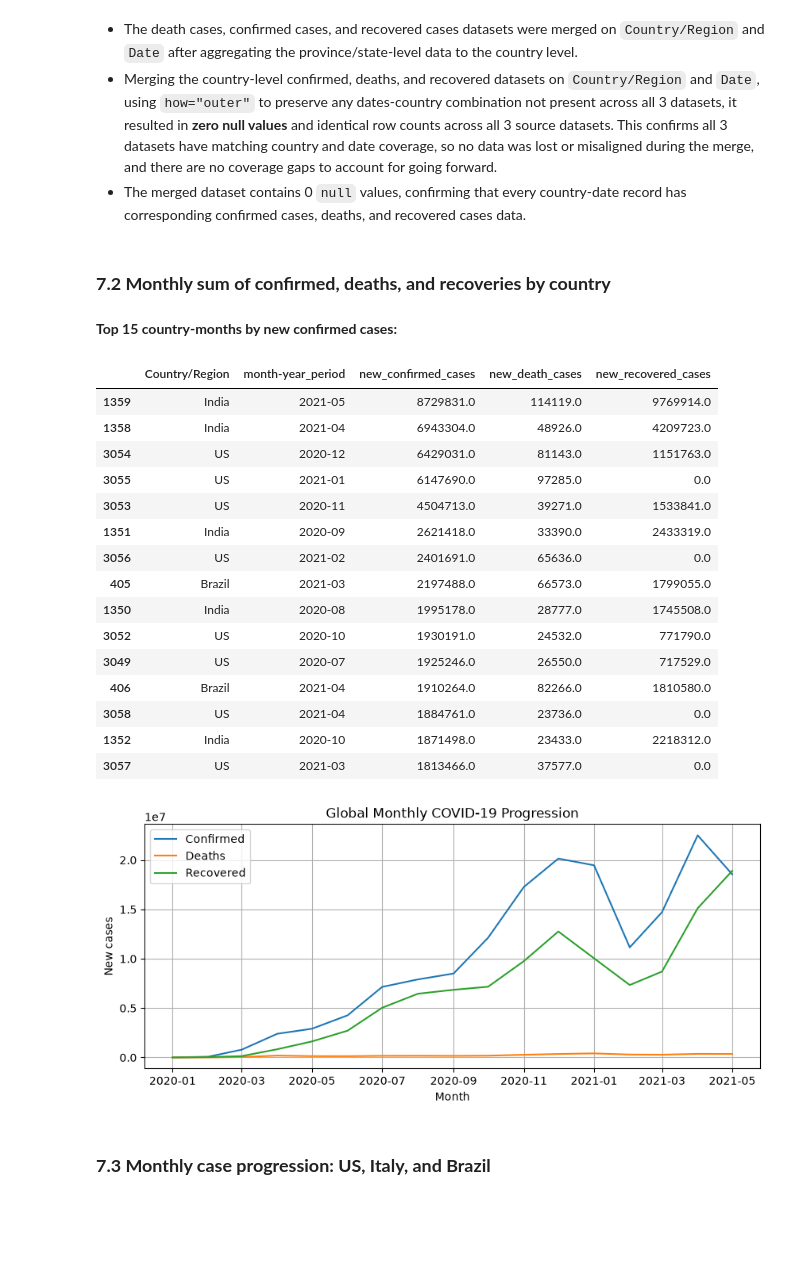
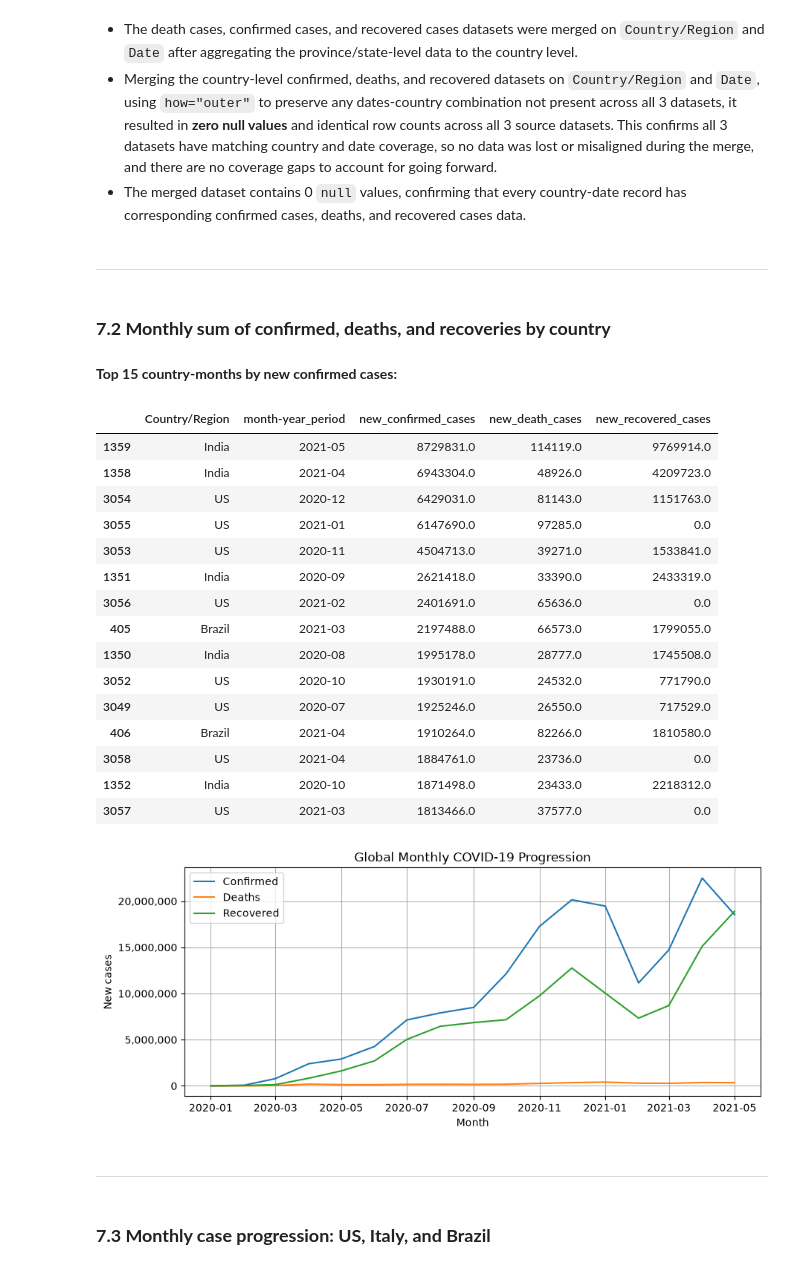
Before and after one commit to chetanchandel31/da-covid19, a Jupyter notebook: notebooks/01_covid_19_analysis.ipynb, the cells around one changed output. Cells and saved outputs as stored; diff of their text form; code cells hidden in the pictures; blank space fills up the shorter version.

```diff
--- a/notebooks/01_covid_19_analysis.ipynb
+++ b/notebooks/01_covid_19_analysis.ipynb
@@ -1153,6 +1200,8 @@ display(Markdown(f"**Null values in merged dataset:** {df_merged.isna().sum().su
 - The death cases, confirmed cases, and recovered cases datasets were merged on `Country/Region` and `Date` after aggregating the province/state-level data to the country level.
 - Merging the country-level confirmed, deaths, and recovered datasets on `Country/Region` and `Date`, using `how="outer"` to preserve any dates-country combination not present across all 3 datasets, it resulted in **zero null values** and identical row counts across all 3 source datasets. This confirms all 3 datasets have matching country and date coverage, so no data was lost or misaligned during the merge, and there are no coverage gaps to account for going forward.
 - The merged dataset contains 0 `null` values, confirming that every country-date record has corresponding confirmed cases, deaths, and recovered cases data.
+# %% [markdown]
+---
 # %% [markdown]
 ### **7.2 Monthly sum of confirmed, deaths, and recoveries by country**
 # %%
@@ -1195,34 +1244,41 @@ plt.figure(figsize=(10, 4))
 sns.lineplot(
     data=df_global_monthly, x="month-year_period", y="new_confirmed_cases", label="Confirmed"
 )
 sns.lineplot(data=df_global_monthly, x="month-year_period", y="new_death_cases", label="Deaths")
 sns.lineplot(
     data=df_global_monthly, x="month-year_period", y="new_recovered_cases", label="Recovered"
 )
 plt.xlabel("Month")
 plt.ylabel("New cases")
 plt.title("Global Monthly COVID-19 Progression")
+
+# show normal numbers on y axis not scientific notation
+ax = plt.gca()
+ax.yaxis.set_major_formatter(ticker.FuncFormatter(lambda x, _: f"{int(x):,}"))
+
 plt.grid()
 plt.show()
 # %% [output]
 **Top 15 country-months by new confirmed cases:**
 |  | Country/Region | month-year_period | new_confirmed_cases | new_death_cases | new_recovered_cases |
 | 1359 | India | 2021-05 | 8729831.0 | 114119.0 | 9769914.0 |
 | 1358 | India | 2021-04 | 6943304.0 | 48926.0 | 4209723.0 |
 | 3054 | US | 2020-12 | 6429031.0 | 81143.0 | 1151763.0 |
 | 3055 | US | 2021-01 | 6147690.0 | 97285.0 | 0.0 |
 | 3053 | US | 2020-11 | 4504713.0 | 39271.0 | 1533841.0 |
 | 1351 | India | 2020-09 | 2621418.0 | 33390.0 | 2433319.0 |
 | 3056 | US | 2021-02 | 2401691.0 | 65636.0 | 0.0 |
 | 405 | Brazil | 2021-03 | 2197488.0 | 66573.0 | 1799055.0 |
 | 1350 | India | 2020-08 | 1995178.0 | 28777.0 | 1745508.0 |
 | 3052 | US | 2020-10 | 1930191.0 | 24532.0 | 771790.0 |
 | 3049 | US | 2020-07 | 1925246.0 | 26550.0 | 717529.0 |
 | 406 | Brazil | 2021-04 | 1910264.0 | 82266.0 | 1810580.0 |
 | 3058 | US | 2021-04 | 1884761.0 | 23736.0 | 0.0 |
 | 1352 | India | 2020-10 | 1871498.0 | 23433.0 | 2218312.0 |
 | 3057 | US | 2021-03 | 1813466.0 | 37577.0 | 0.0 |
-[figure, old version]
+[figure, new version]
+# %% [markdown]
+---
 # %% [markdown]
 ### **7.3 Monthly case progression: US, Italy, and Brazil**
 # %%
```
Also changed, not shown: parts of 36 cells of this notebook, 2 other files.
